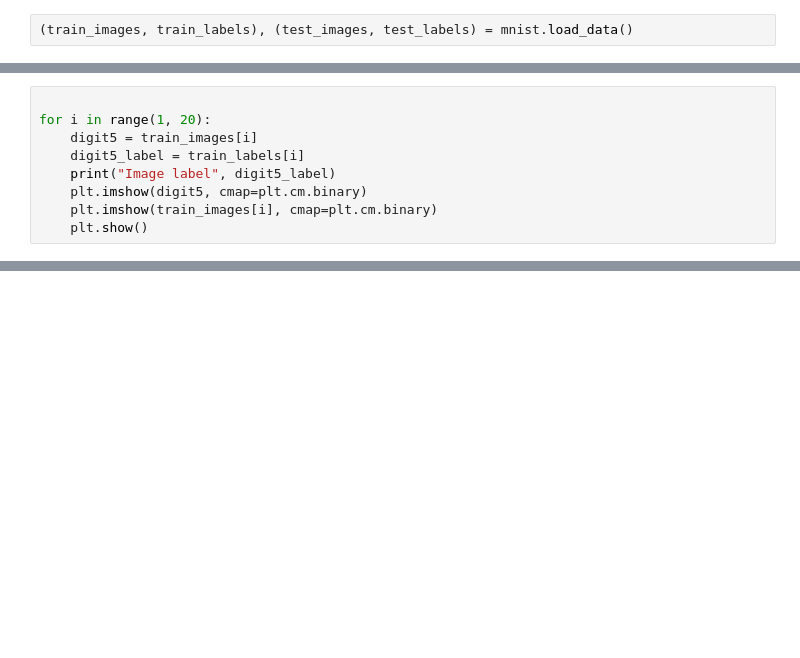
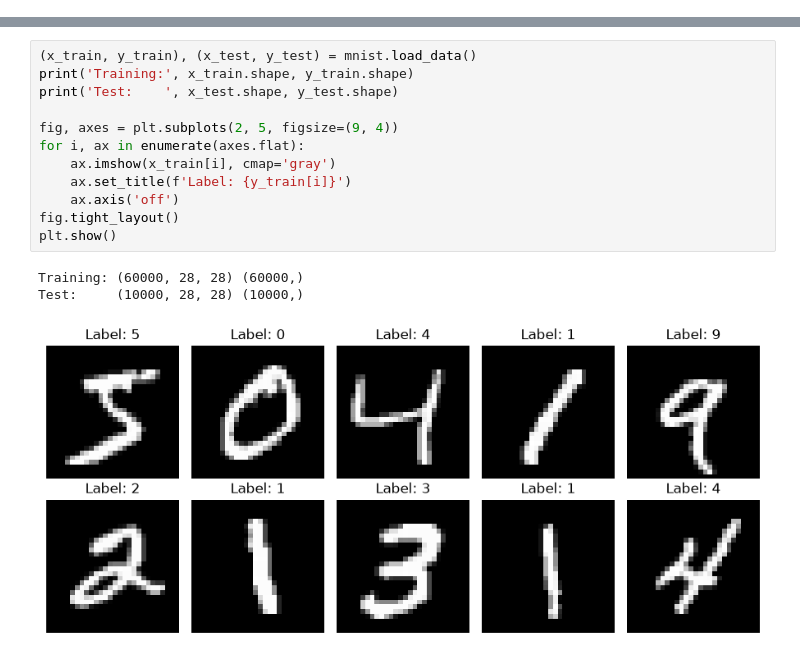
Before and after one commit to HamidZ11/uos-year-3, a Jupyter notebook: deep-learning/workshops/wk3/MINST Feedforward.ipynb, the cells around one changed output, grey strips where cells are left out. Cells and saved outputs as stored; diff of their text form; blank space fills up the shorter version.

```diff
--- a/deep-learning/workshops/wk3/MINST Feedforward.ipynb
+++ b/deep-learning/workshops/wk3/MINST Feedforward.ipynb
@@ -5,2 +16,0 @@ from keras import layers
-# %%
-(train_images, train_labels), (test_images, test_labels) = mnist.load_data()
@@ -15,9 +16,0 @@ import matplotlib.pyplot as plt
-# %%
-
-for i in range(1, 20):
-    digit5 = train_images[i]
-    digit5_label = train_labels[i]
-    print("Image label", digit5_label)
-    plt.imshow(digit5, cmap=plt.cm.binary)
-    plt.imshow(train_images[i], cmap=plt.cm.binary)
-    plt.show()
@@ -71,0 +23,16 @@ network.compile(optimizer='rmsprop',loss='categorical_crossentropy', metrics=['a
+# %%
+(x_train, y_train), (x_test, y_test) = mnist.load_data()
+print('Training:', x_train.shape, y_train.shape)
+print('Test:    ', x_test.shape, y_test.shape)
+
+fig, axes = plt.subplots(2, 5, figsize=(9, 4))
+for i, ax in enumerate(axes.flat):
+    ax.imshow(x_train[i], cmap='gray')
+    ax.set_title(f'Label: {y_train[i]}')
+    ax.axis('off')
+fig.tight_layout()
+plt.show()
+# %% [output]
+Training: (60000, 28, 28) (60000,)
+Test:     (10000, 28, 28) (10000,)
+[figure, added]
```
Also changed, not shown: parts of 21 cells of this notebook, 14 other files.
